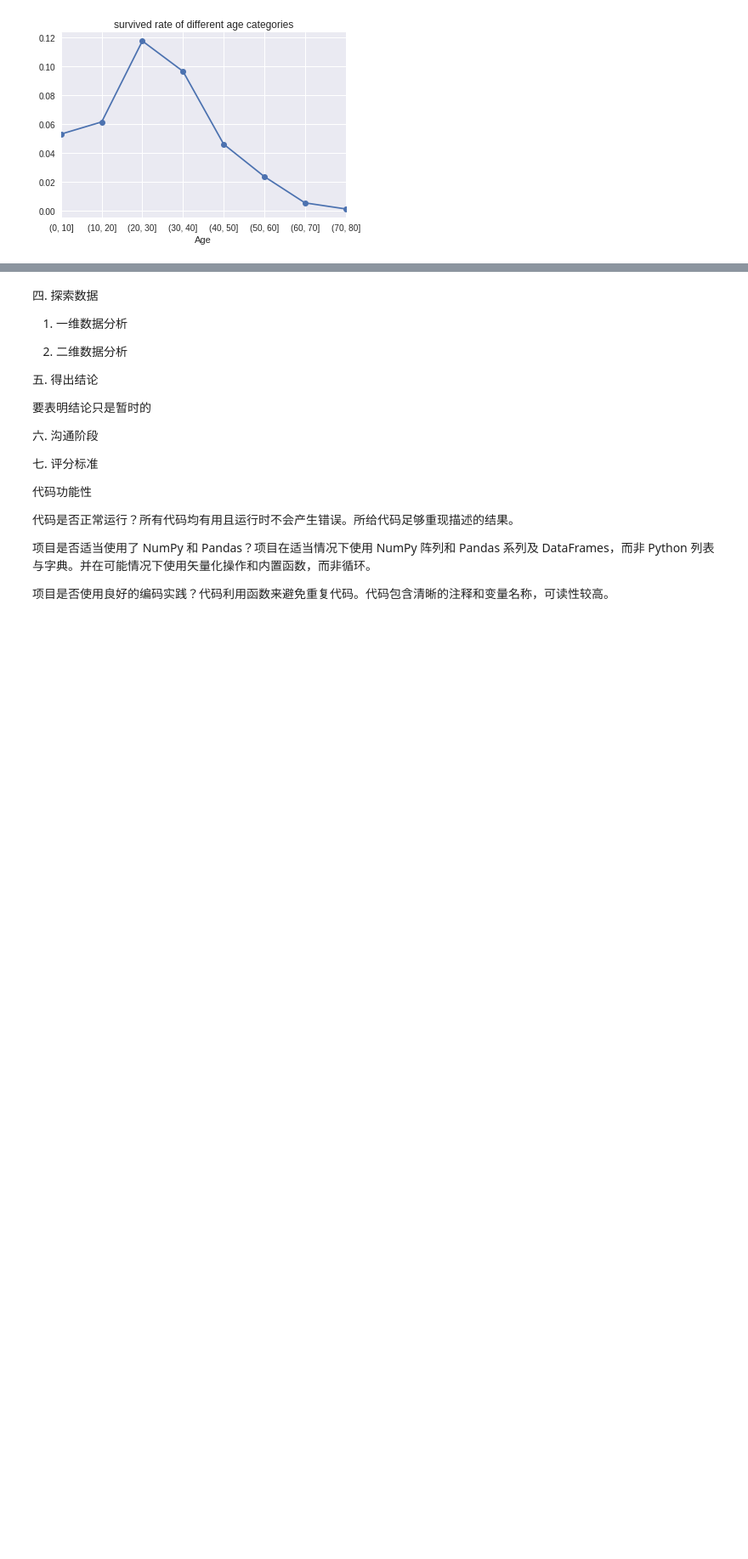
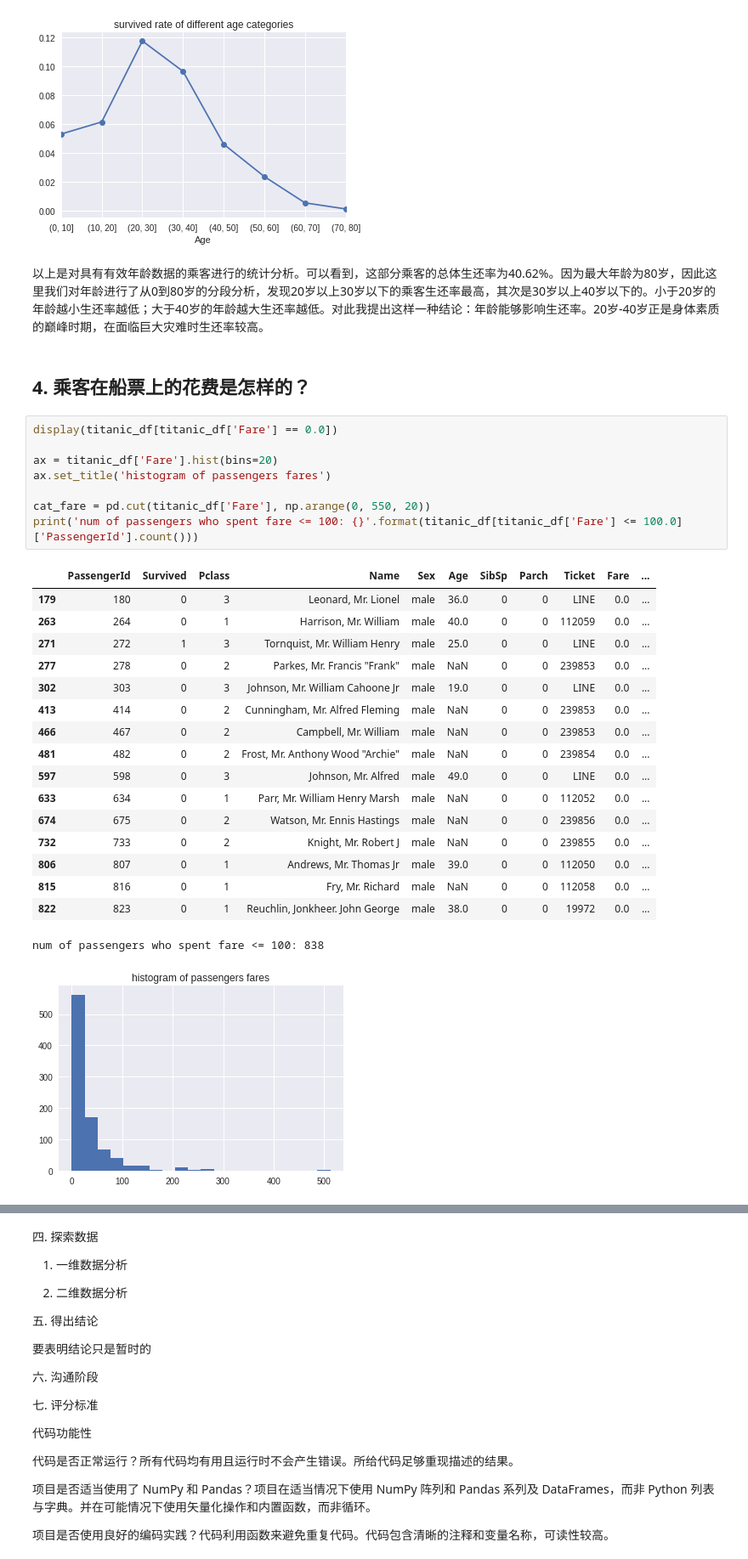
Before and after one commit to leesper/become-data-analyst, a Jupyter notebook: P2investigate_dataset/P2investivate_dataset.ipynb, the cells around one changed output, grey strips where cells are left out. Shown: that part at 85% size. Cells and saved outputs as stored; diff of their text form; blank space fills up the shorter version.

```diff
--- a/P2investigate_dataset/P2investivate_dataset.ipynb
+++ b/P2investigate_dataset/P2investivate_dataset.ipynb
@@ -200,3 +200,34 @@ Age
 (70, 80]     0.14%
 Name: Survived, dtype: object
 [figure]
+# %% [markdown]
+以上是对具有有效年龄数据的乘客进行的统计分析。可以看到，这部分乘客的总体生还率为40.62%。因为最大年龄为80岁，因此这里我们对年龄进行了从0到80岁的分段分析，发现20岁以上30岁以下的乘客生还率最高，其次是30岁以上40岁以下的。小于20岁的年龄越小生还率越低；大于40岁的年龄越大生还率越低。对此我提出这样一种结论：年龄能够影响生还率。20岁-40岁正是身体素质的巅峰时期，在面临巨大灾难时生还率较高。
+# %% [markdown]
+## 4. 乘客在船票上的花费是怎样的？
+# %%
+display(titanic_df[titanic_df['Fare'] == 0.0])
+
+ax = titanic_df['Fare'].hist(bins=20)
+ax.set_title('histogram of passengers fares')
+
+cat_fare = pd.cut(titanic_df['Fare'], np.arange(0, 550, 20))
+print('num of passengers who spent fare <= 100: {}'.format(titanic_df[titanic_df['Fare'] <= 100.0]['PassengerId'].count()))
+# %% [output]
+|  | PassengerId | Survived | Pclass | Name | Sex | Age | SibSp | Parch | Ticket | Fare | ... |
+| 179 | 180 | 0 | 3 | Leonard, Mr. Lionel | male | 36.0 | 0 | 0 | LINE | 0.0 | ... |
+| 263 | 264 | 0 | 1 | Harrison, Mr. William | male | 40.0 | 0 | 0 | 112059 | 0.0 | ... |
+| 271 | 272 | 1 | 3 | Tornquist, Mr. William Henry | male | 25.0 | 0 | 0 | LINE | 0.0 | ... |
+| 277 | 278 | 0 | 2 | Parkes, Mr. Francis "Frank" | male | NaN | 0 | 0 | 239853 | 0.0 | ... |
+| 302 | 303 | 0 | 3 | Johnson, Mr. William Cahoone Jr | male | 19.0 | 0 | 0 | LINE | 0.0 | ... |
+| 413 | 414 | 0 | 2 | Cunningham, Mr. Alfred Fleming | male | NaN | 0 | 0 | 239853 | 0.0 | ... |
+| 466 | 467 | 0 | 2 | Campbell, Mr. William | male | NaN | 0 | 0 | 239853 | 0.0 | ... |
+| 481 | 482 | 0 | 2 | Frost, Mr. Anthony Wood "Archie" | male | NaN | 0 | 0 | 239854 | 0.0 | ... |
+| 597 | 598 | 0 | 3 | Johnson, Mr. Alfred | male | 49.0 | 0 | 0 | LINE | 0.0 | ... |
+| 633 | 634 | 0 | 1 | Parr, Mr. William Henry Marsh | male | NaN | 0 | 0 | 112052 | 0.0 | ... |
+| 674 | 675 | 0 | 2 | Watson, Mr. Ennis Hastings | male | NaN | 0 | 0 | 239856 | 0.0 | ... |
+| 732 | 733 | 0 | 2 | Knight, Mr. Robert J | male | NaN | 0 | 0 | 239855 | 0.0 | ... |
+| 806 | 807 | 0 | 1 | Andrews, Mr. Thomas Jr | male | 39.0 | 0 | 0 | 112050 | 0.0 | ... |
+| 815 | 816 | 0 | 1 | Fry, Mr. Richard | male | NaN | 0 | 0 | 112058 | 0.0 | ... |
+| 822 | 823 | 0 | 1 | Reuchlin, Jonkheer. John George | male | 38.0 | 0 | 0 | 19972 | 0.0 | ... |
+num of passengers who spent fare <= 100: 838
+[figure, added]
```
Also changed, not shown: parts of 3 cells of this notebook.
